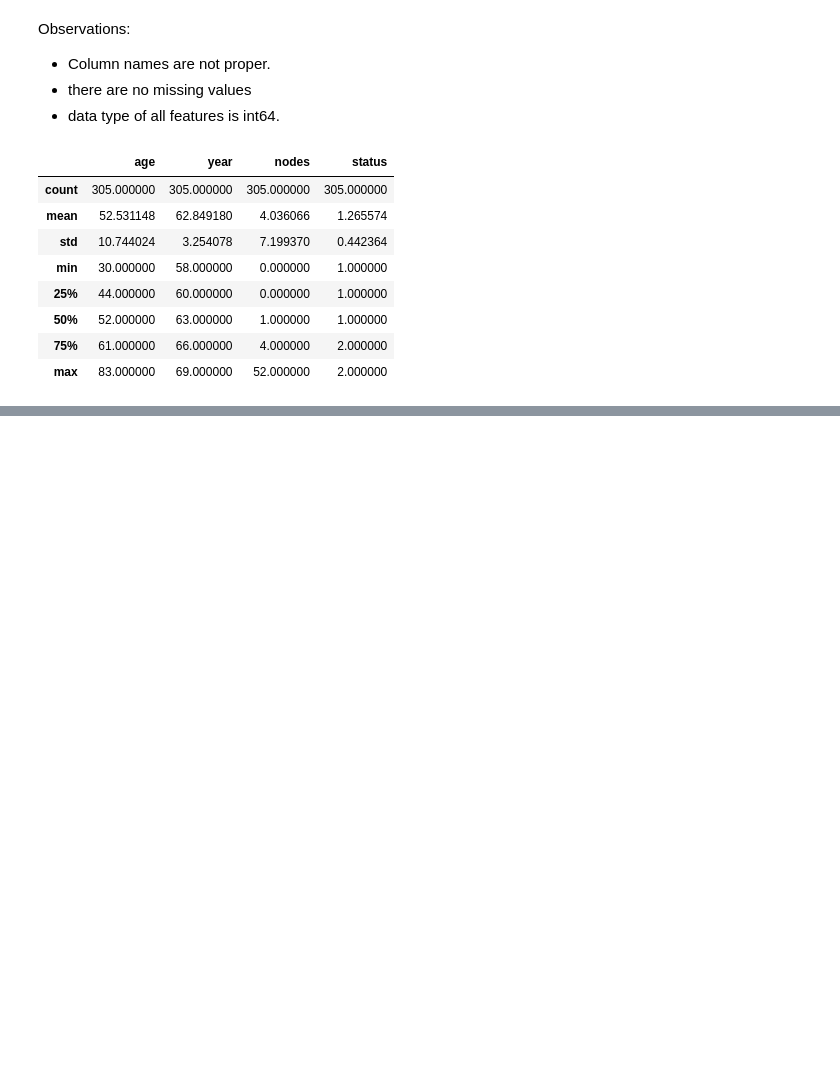
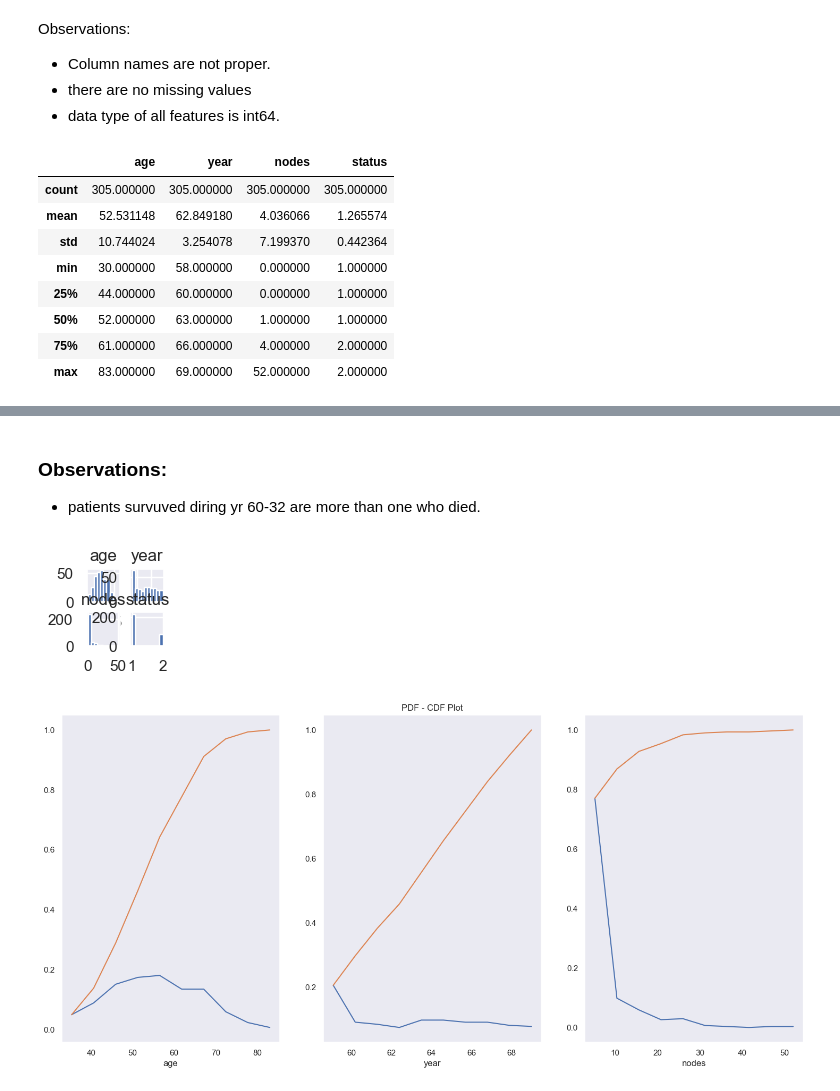
Before and after one commit to Hetzie/Internship-Tasks, a Jupyter notebook: EDA/eda.ipynb, the cells around one changed output, grey strips where cells are left out. Drawn from its saved outputs; the diff is of its cells as text; code cells hidden in the pictures; blank space fills up the shorter version.

```diff
--- a/EDA/eda.ipynb
+++ b/EDA/eda.ipynb
@@ -77,0 +137,24 @@ Name: count, dtype: int64
+# %% [markdown]
+### Observations:
+- patients survuved diring yr 60-32 are more than one who died.
+# %%
+plt.close()
+df.hist()
+plt.figure(figsize=(18,8))
+plt.subplot(1, 3, 2)
+plt.title("PDF - CDF Plot")
+
+for index, feature in enumerate(list(df.columns)[:-1]):
+    plt.subplot(1, 3, index+1)
+    counts, bin_edges = np.histogram(df[feature], bins = 10, density = True)
+    pdf = counts / sum(counts)
+    cdf = np.cumsum(pdf)
+    plt.plot(bin_edges[1:], pdf)
+    plt.plot(bin_edges[1:], cdf)
+    plt.xlabel(feature)
+    plt.grid()
+
+plt.show()
+# %% [output]
+[figure, added]
+[figure, added]
```
Also changed, not shown: parts of 20 cells of this notebook.
